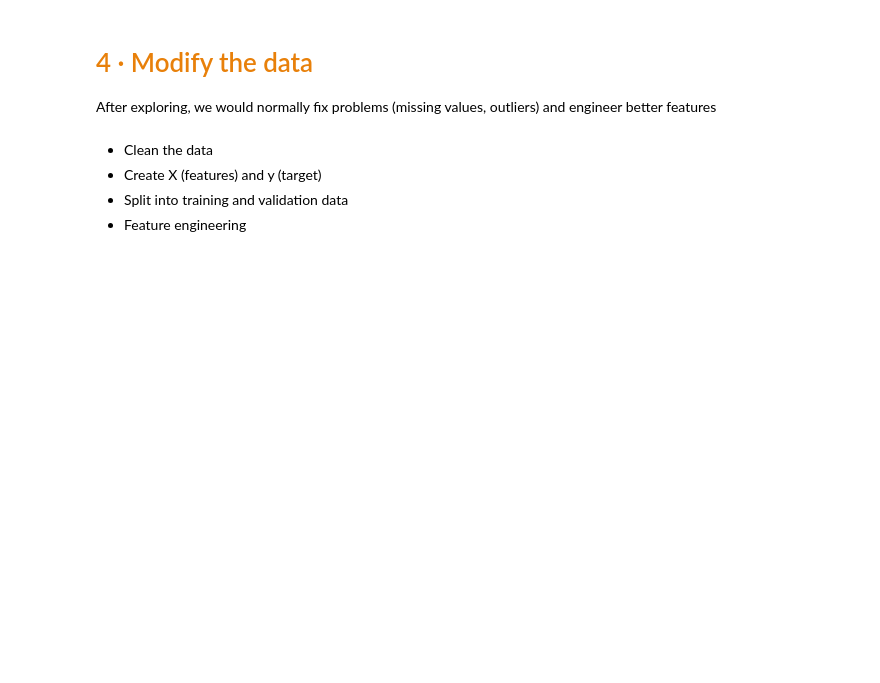
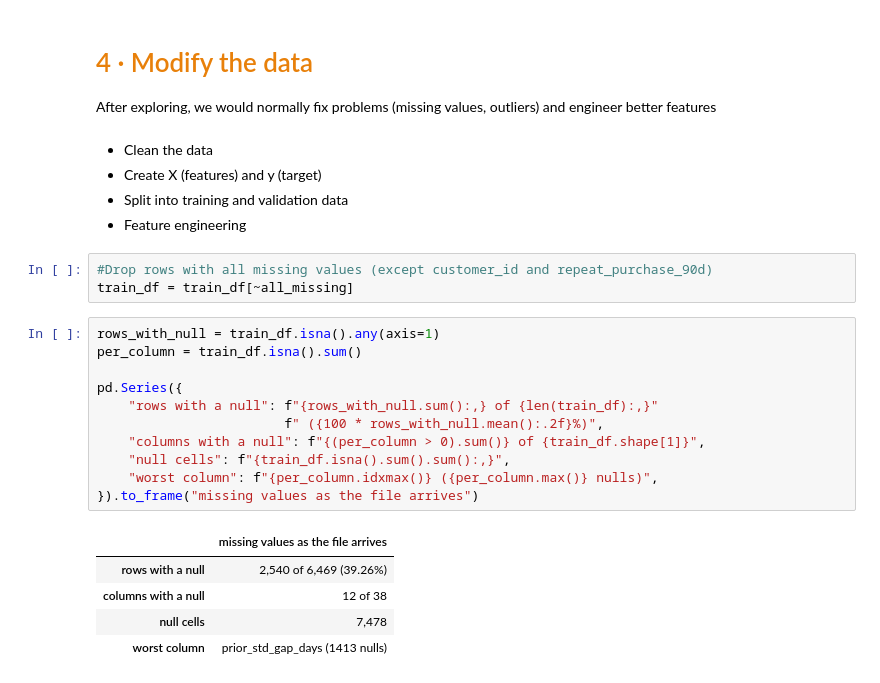
Before and after one commit to saradfalves/ML_Group_09, a Jupyter notebook: notebooks/data_exploration.ipynb, the cells around one changed output. Drawn from its saved outputs; the diff is of its cells as text; blank space fills up the shorter version.

Commit message:
drop Nan rows

```diff
--- a/notebooks/data_exploration.ipynb
+++ b/notebooks/data_exploration.ipynb
@@ -231,3 +251,23 @@ outliers) and engineer better features
 - Create X (features) and y (target)
 - Split into training and validation data
 - Feature engineering
+# %%
+#Drop rows with all missing values (except customer_id and repeat_purchase_90d)
+train_df = train_df[~all_missing]
+# %%
+rows_with_null = train_df.isna().any(axis=1)
+per_column = train_df.isna().sum()
+
+pd.Series({
+    "rows with a null": f"{rows_with_null.sum():,} of {len(train_df):,}"
+                        f" ({100 * rows_with_null.mean():.2f}%)",
+    "columns with a null": f"{(per_column > 0).sum()} of {train_df.shape[1]}",
+    "null cells": f"{train_df.isna().sum().sum():,}",
+    "worst column": f"{per_column.idxmax()} ({per_column.max()} nulls)",
+}).to_frame("missing values as the file arrives")
+# %% [output]
+|  | missing values as the file arrives |
+| rows with a null | 2,540 of 6,469 (39.26%) |
+| columns with a null | 12 of 38 |
+| null cells | 7,478 |
+| worst column | prior_std_gap_days (1413 nulls) |
```
Also changed, not shown: parts of 4 cells of this notebook.
